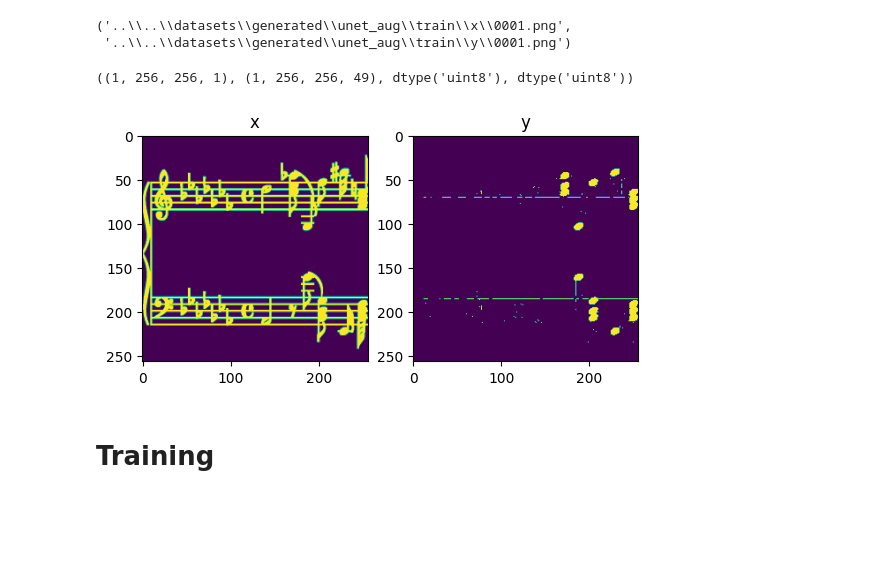
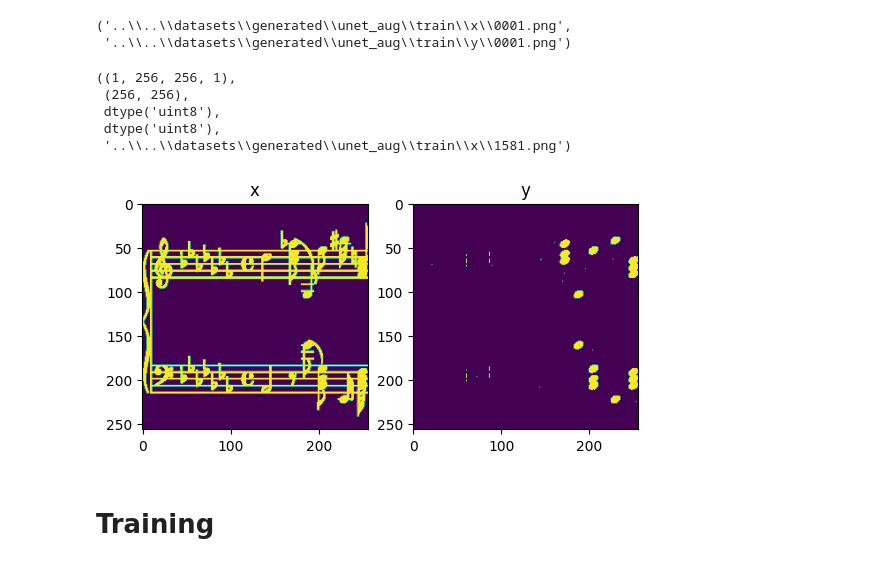
Before and after one commit to nudopnu/omr-unet, a Jupyter notebook: 04_train.ipynb, the cells around one changed output. Cells and saved outputs as stored; diff of their text form; code cells hidden in the pictures; blank space fills up the shorter version.

```diff
--- a/04_train.ipynb
+++ b/04_train.ipynb
@@ -143,17 +143,22 @@ valid_gen = Samples(1, (256, 256), 48, train_x[n_train:], train_y[n_train:])
 # %%
 x, y = train_gen.__getitem__(0)
 
-# y_vis = np.any(y[0] > 0, axis=2)
-
+y_vis = np.any(y[0] > 0, axis=2)
 fig, axs = plt.subplots(1, 2)
 axs[0].imshow(x[0])
 axs[1].imshow(np.argmax(y[0], axis=2)==8)
+# y = cv2.imread('D:/_FH_TRIER/__Master/OMR/datasets/generated/unet_aug/train/y/1581.png', cv2.IMREAD_GRAYSCALE)
+# axs[1].imshow(y==8)
 axs[0].set_title("x")
 axs[1].set_title("y")
-x.shape, y.shape, y.dtype, x.dtype
+x.shape, y.shape, y.dtype, x.dtype, train_x[:n_train][0]
 # %% [output]
-((1, 256, 256, 1), (1, 256, 256, 49), dtype('uint8'), dtype('uint8'))
+((1, 256, 256, 1),
+ (256, 256),
+ dtype('uint8'),
+ dtype('uint8'),
+ '..\\..\\datasets\\generated\\unet_aug\\train\\x\\1581.png')
-[figure, old version]
+[figure, new version]
 # %% [markdown]
 # Training
 # %%
```
Also changed, not shown: parts of 1 cell of this notebook, 2 other files.
